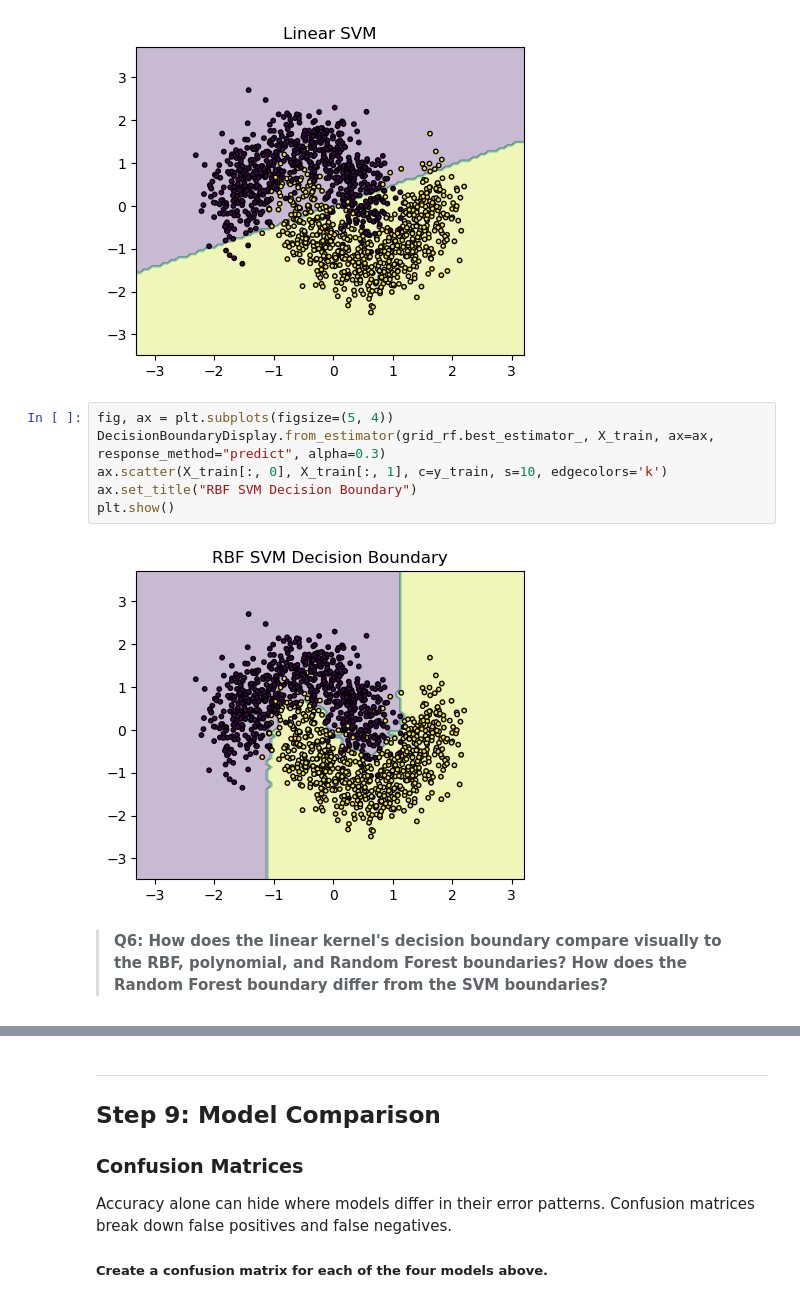
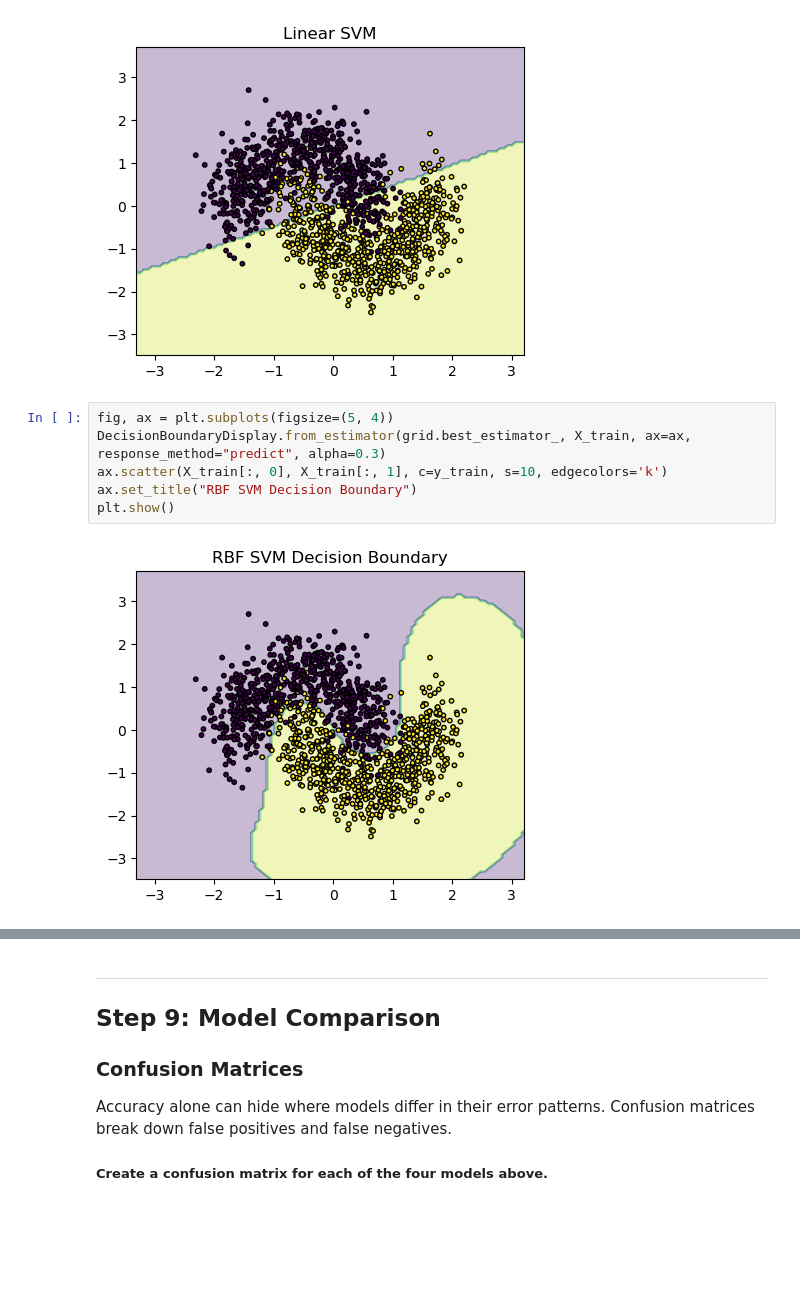
Before and after one commit to ht-oliver/eds232-labs, a Jupyter notebook: lab8.ipynb, the cells around one changed output, grey strips where cells are left out. Cells and saved outputs as stored; diff of their text form; blank space fills up the shorter version.

```diff
--- a/lab8.ipynb
+++ b/lab8.ipynb
@@ -300,11 +306,9 @@ plt.show()
 [figure]
 # %%
 fig, ax = plt.subplots(figsize=(5, 4))
-DecisionBoundaryDisplay.from_estimator(grid_rf.best_estimator_, X_train, ax=ax, response_method="predict", alpha=0.3)
+DecisionBoundaryDisplay.from_estimator(grid.best_estimator_, X_train, ax=ax, response_method="predict", alpha=0.3)
 ax.scatter(X_train[:, 0], X_train[:, 1], c=y_train, s=10, edgecolors='k')
 ax.set_title("RBF SVM Decision Boundary")
 plt.show()
 # %% [output]
-[figure, old version]
+[figure, new version]
-# %% [markdown]
-> **Q6: How does the linear kernel's decision boundary compare visually to the RBF, polynomial, and Random Forest boundaries? How does the Random Forest boundary differ from the SVM boundaries?**
```
Also changed, not shown: parts of 13 cells of this notebook.
